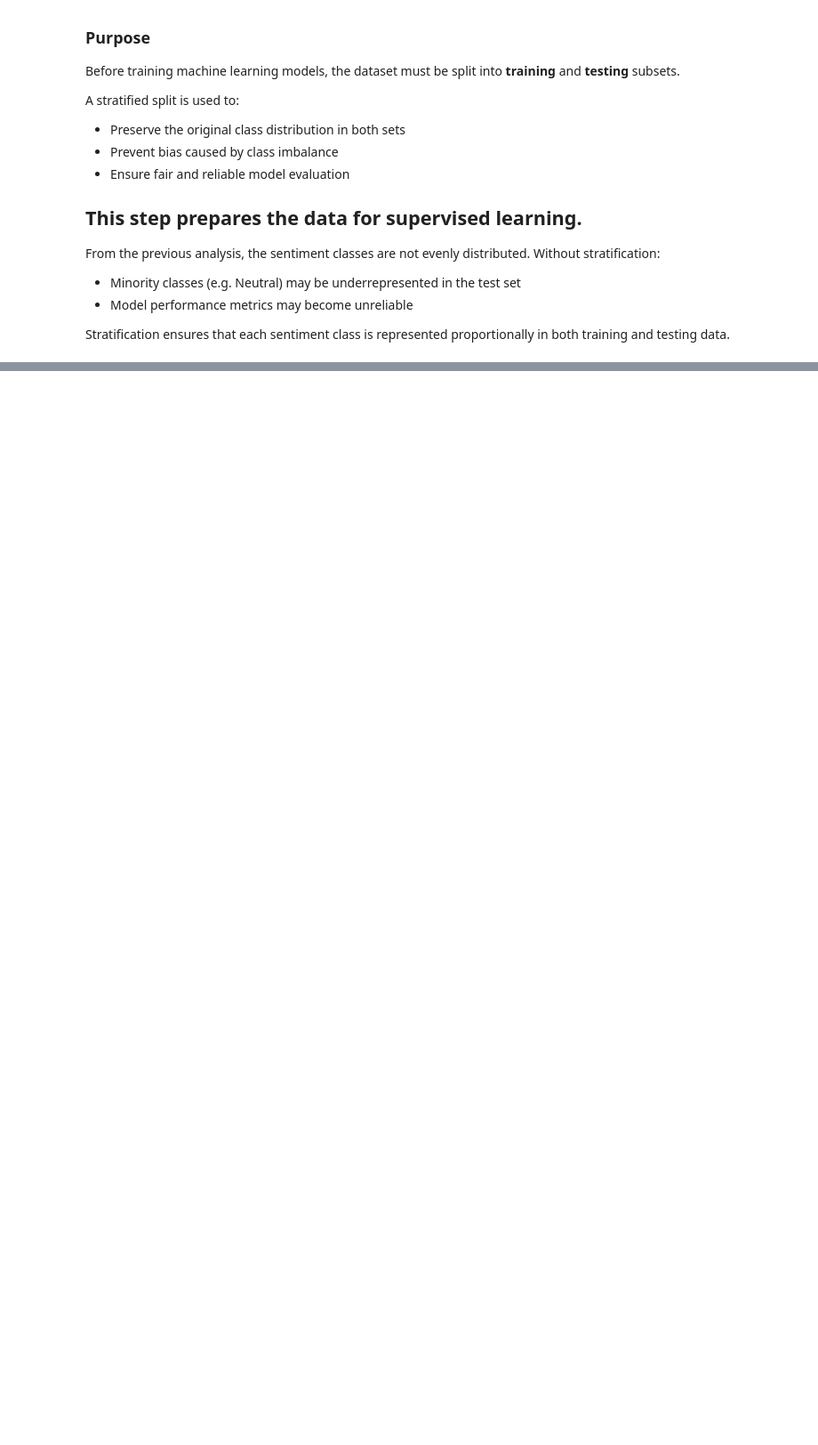
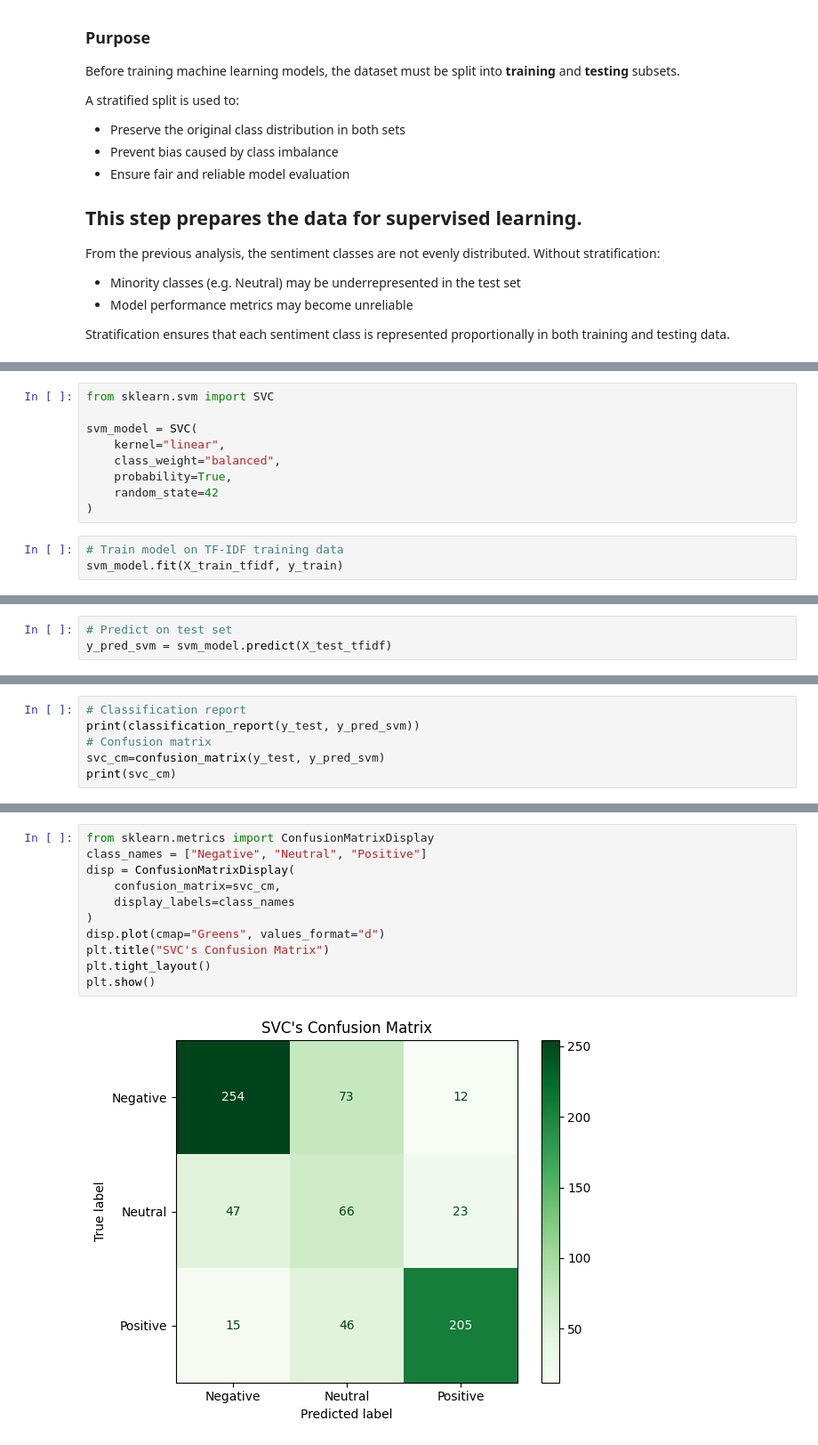
Before and after one commit to apilghimire/AML-Coursework, a Jupyter notebook: coursework.ipynb, the cells around one changed output, grey strips where cells are left out. Shown at 89% size. Saved outputs shown, nothing was run; the diff lists cells and outputs as text; blank space fills up the shorter version.

```diff
--- a/coursework.ipynb
+++ b/coursework.ipynb
@@ -994,0 +1285,12 @@ in both training and testing data.
+# %%
+from sklearn.svm import SVC
+
+svm_model = SVC(
+    kernel="linear",
+    class_weight="balanced",
+    probability=True,
+    random_state=42
+)
+# %%
+# Train model on TF-IDF training data
+svm_model.fit(X_train_tfidf, y_train)
@@ -994,0 +1305,3 @@ in both training and testing data.
+# %%
+# Predict on test set
+y_pred_svm = svm_model.predict(X_test_tfidf)
@@ -994,0 +1330,6 @@ in both training and testing data.
+# %%
+# Classification report
+print(classification_report(y_test, y_pred_svm))
+# Confusion matrix
+svc_cm=confusion_matrix(y_test, y_pred_svm)
+print(svc_cm)
@@ -994,0 +2413,13 @@ in both training and testing data.
+# %%
+from sklearn.metrics import ConfusionMatrixDisplay
+class_names = ["Negative", "Neutral", "Positive"]
+disp = ConfusionMatrixDisplay(
+    confusion_matrix=svc_cm,
+    display_labels=class_names
+)
+disp.plot(cmap="Greens", values_format="d")
+plt.title("SVC's Confusion Matrix")
+plt.tight_layout()
+plt.show()
+# %% [output]
+[figure, added]
```
Also changed, not shown: parts of 179 cells of this notebook.
